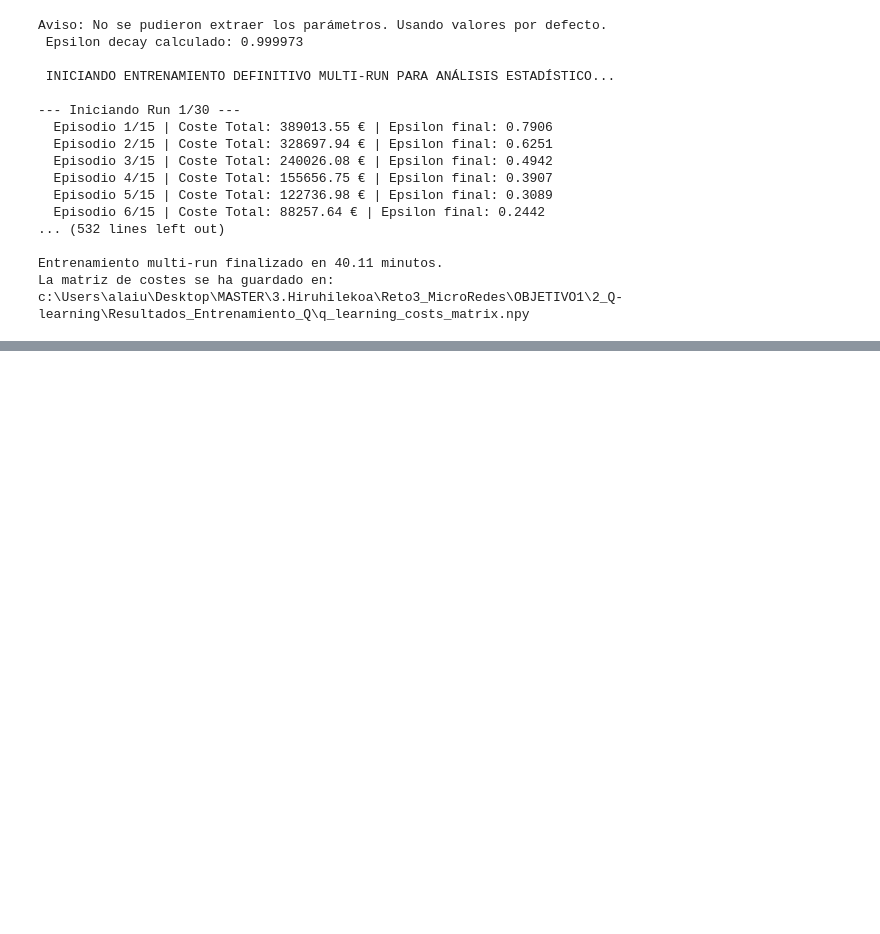
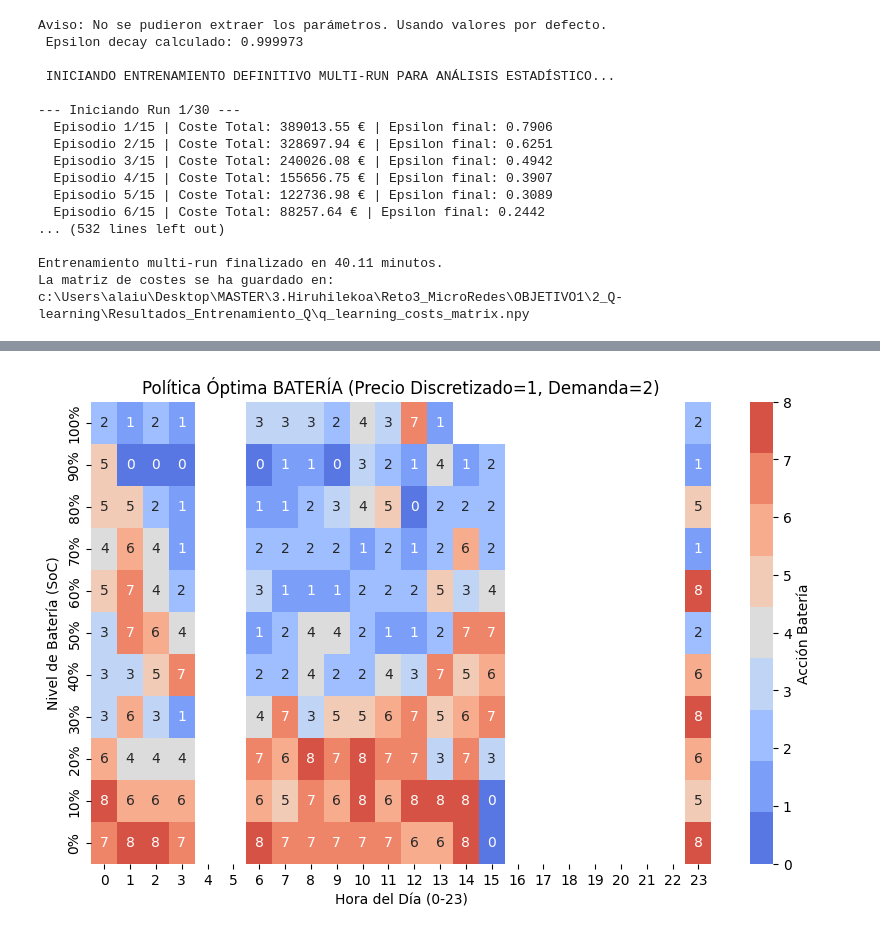
Before and after one commit to palvcam/Reto3_MicroRedes, a Jupyter notebook: OBJETIVO1/2_Q-learning/2_q-learning.ipynb, the cells around one changed output, grey strips where cells are left out. Cells and saved outputs as stored; diff of their text form; code cells hidden in the pictures; blank space fills up the shorter version.

```diff
--- a/OBJETIVO1/2_Q-learning/2_q-learning.ipynb
+++ b/OBJETIVO1/2_Q-learning/2_q-learning.ipynb
@@ -693,0 +753,4 @@ c:\Users\alaiu\Desktop\MASTER\3.Hiruhilekoa\Reto3_MicroRedes\OBJETIVO1\2_Q-learn
+# %%
+visualizar_politica(Q_cargada, precio_fijo=1, carga_fija=2)
+# %% [output]
+[figure, added]
```
Also changed, not shown: parts of 12 cells of this notebook.
